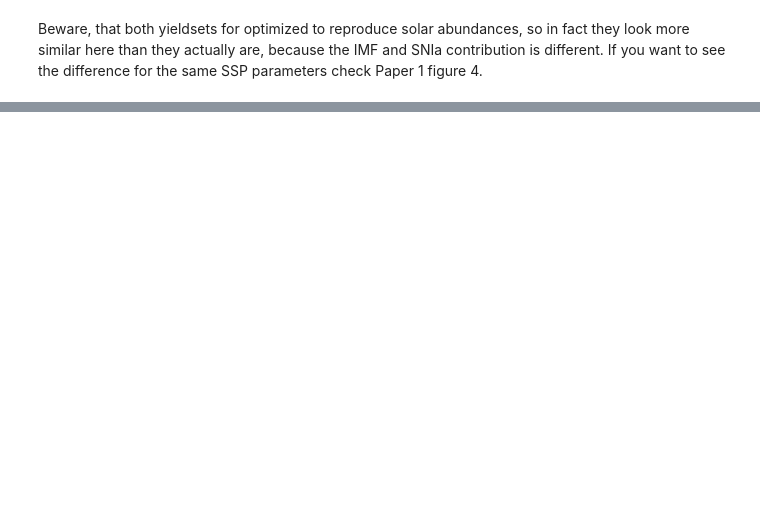
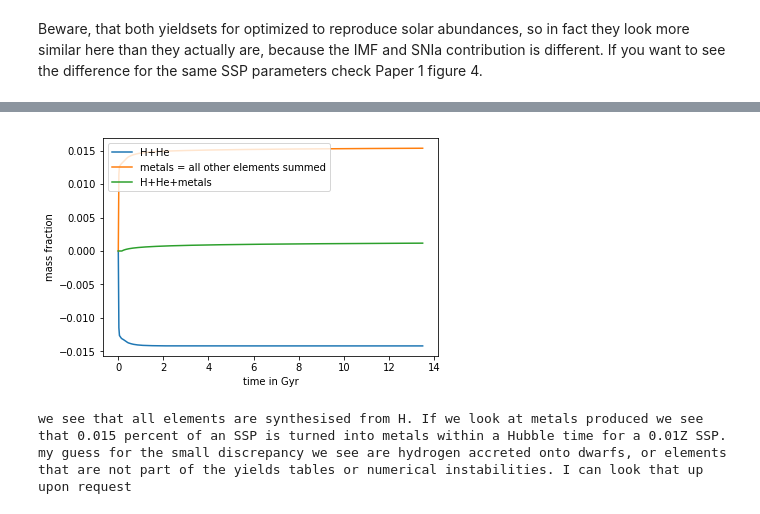
Before and after one commit to jan-rybizki/Chempy, a Jupyter notebook: tutorials/8-Yield tables for SPH simulations and comparison to other tables.ipynb, the cells around one changed output, grey strips where cells are left out. Drawn from its saved outputs; the diff is of its cells as text; code cells hidden in the pictures; blank space fills up the shorter version.

```diff
--- a/tutorials/8-Yield tables for SPH simulations and comparison to other tables.ipynb
+++ b/tutorials/8-Yield tables for SPH simulations and comparison to other tables.ipynb
@@ -277,0 +393,21 @@ Beware, that both yieldsets for optimized to reproduce solar abundances, so in f
+# %%
+net_metals = np.zeros_like(y['Fe'])
+for item in elements:
+    if item not in ['H','He']:
+        net_metals += np.cumsum(y[item])
+
+plt.plot(time,np.cumsum(y['H'])+np.cumsum(y['He']), label = 'H+He')
+plt.plot(time,net_metals,label = 'metals = all other elements summed')
+plt.plot(time,net_metals+np.cumsum(y['H'])+np.cumsum(y['He']),label = 'H+He+metals')
+plt.xlabel('time in Gyr')
+plt.ylabel('mass fraction')
+plt.legend()
+plt.show()
+plt.clf()
+plt.close()
+print('we see that all elements are synthesised from H. If we look at metals produced we see that 0.015 percent of an SSP is turned into metals within a Hubble time for a 0.01Z SSP.')
+print('my guess for the small discrepancy we see are hydrogen accreted onto dwarfs, or elements that are not part of the yields tables or numerical instabilities. I can look that up upon request')
+# %% [output]
+[figure, added]
+we see that all elements are synthesised from H. If we look at metals produced we see that 0.015 percent of an SSP is turned into metals within a Hubble time for a 0.01Z SSP.
+my guess for the small discrepancy we see are hydrogen accreted onto dwarfs, or elements that are not part of the yields tables or numerical instabilities. I can look that up upon request
```
Also changed, not shown: parts of 16 cells of this notebook.
